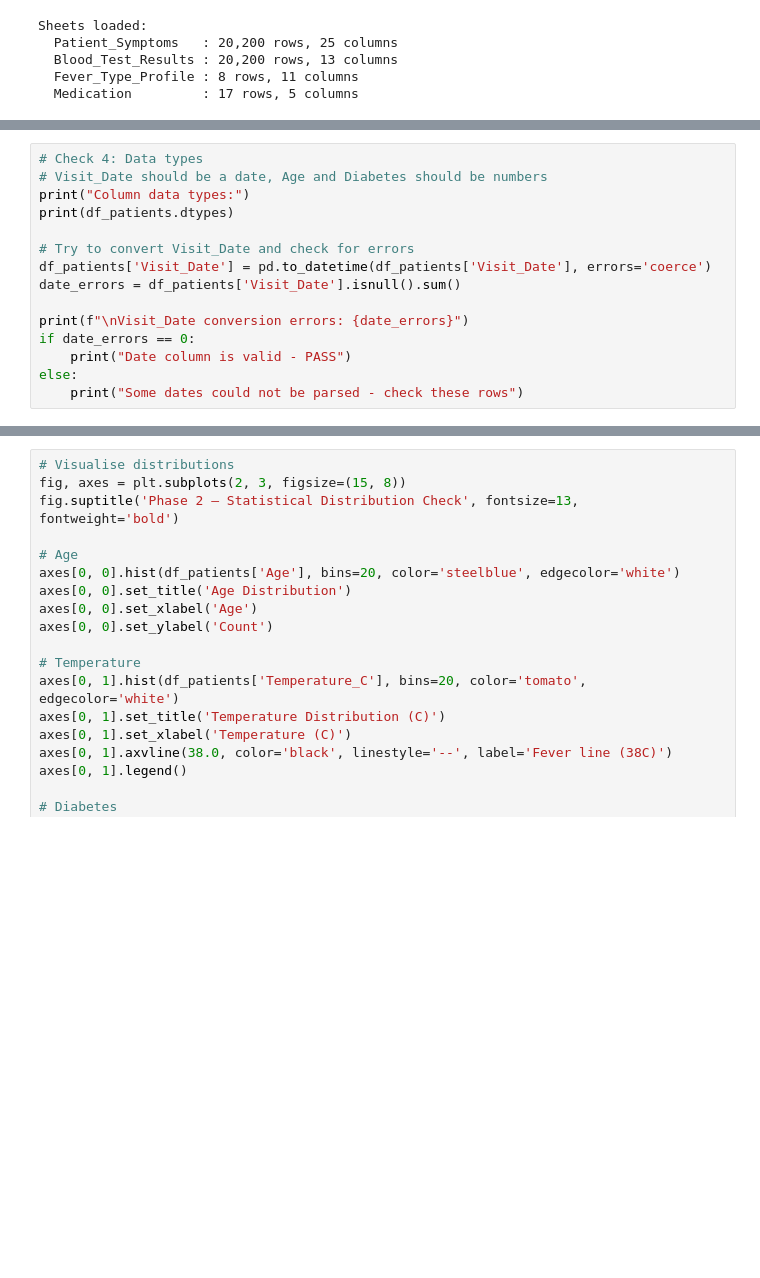
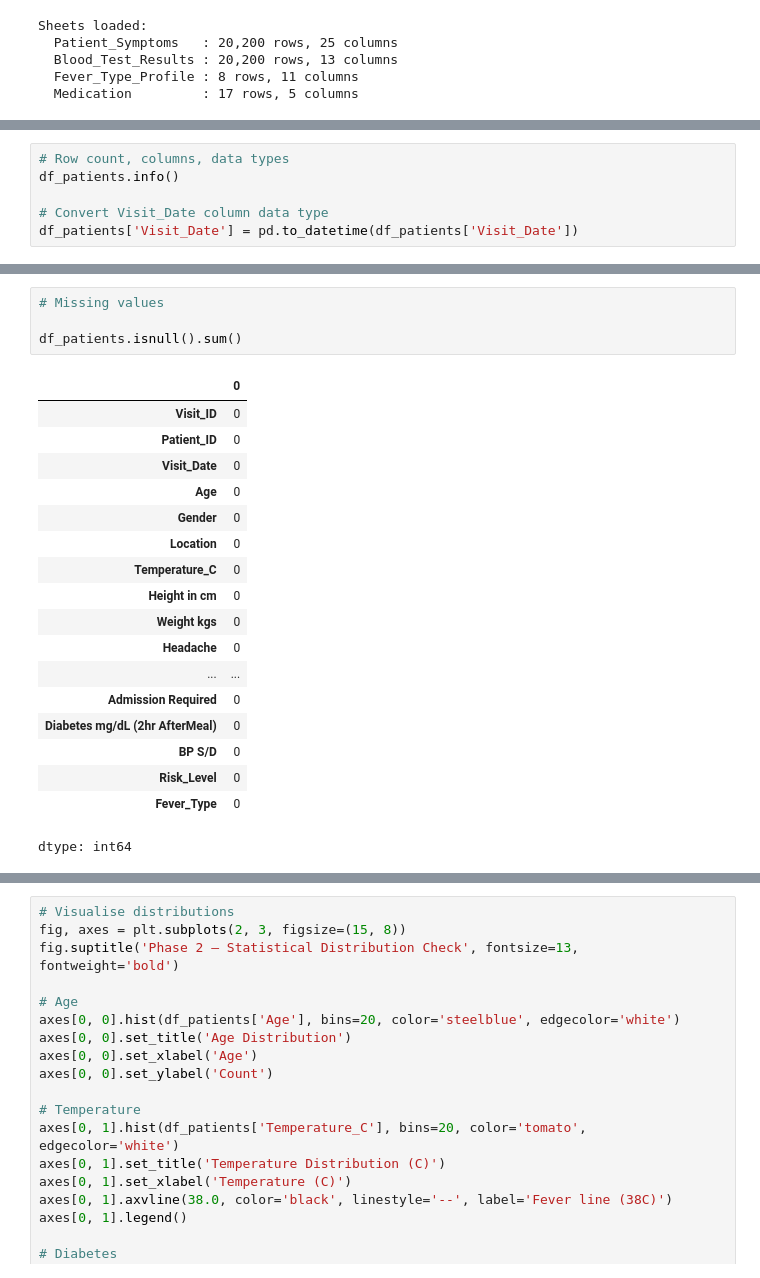
Before and after one commit to zaheerag/Databuzz_March_PowerBI, a Jupyter notebook: Patient_Data_Validation.ipynb, the cells around one changed output, grey strips where cells are left out. Saved outputs shown, nothing was run; the diff lists cells and outputs as text; blank space fills up the shorter version.

```diff
--- a/Patient_Data_Validation.ipynb
+++ b/Patient_Data_Validation.ipynb
@@ -128,15 +56,0 @@ No missing values found - PASS
-# %%
-# Check 4: Data types
-# Visit_Date should be a date, Age and Diabetes should be numbers
-print("Column data types:")
-print(df_patients.dtypes)
-
-# Try to convert Visit_Date and check for errors
-df_patients['Visit_Date'] = pd.to_datetime(df_patients['Visit_Date'], errors='coerce')
-date_errors = df_patients['Visit_Date'].isnull().sum()
-
-print(f"\nVisit_Date conversion errors: {date_errors}")
-if date_errors == 0:
-    print("Date column is valid - PASS")
-else:
-    print("Some dates could not be parsed - check these rows")
@@ -160,0 +57,6 @@ Date column is valid - PASS
+# %%
+# Row count, columns, data types
+df_patients.info()
+
+# Convert Visit_Date column data type
+df_patients['Visit_Date'] = pd.to_datetime(df_patients['Visit_Date'])
@@ -161 +81,24 @@ Date column is valid - PASS
+# %%
+# Missing values
+
+df_patients.isnull().sum()
+# %% [output]
+|  | 0 |
+| Visit_ID | 0 |
+| Patient_ID | 0 |
+| Visit_Date | 0 |
+| Age | 0 |
+| Gender | 0 |
+| Location | 0 |
+| Temperature_C | 0 |
+| Height in cm | 0 |
+| Weight kgs | 0 |
+| Headache | 0 |
+| ... | ... |
+| Admission Required | 0 |
+| Diabetes mg/dL (2hr AfterMeal) | 0 |
+| BP S/D | 0 |
+| Risk_Level | 0 |
+| Fever_Type | 0 |
+dtype: int64
 # %%
```
Also changed, not shown: parts of 24 cells of this notebook.
